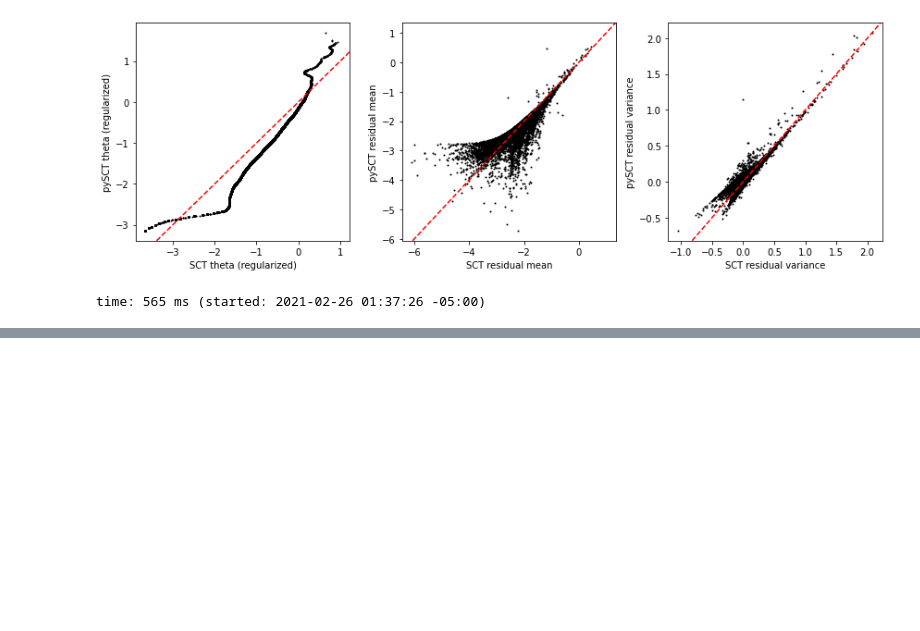
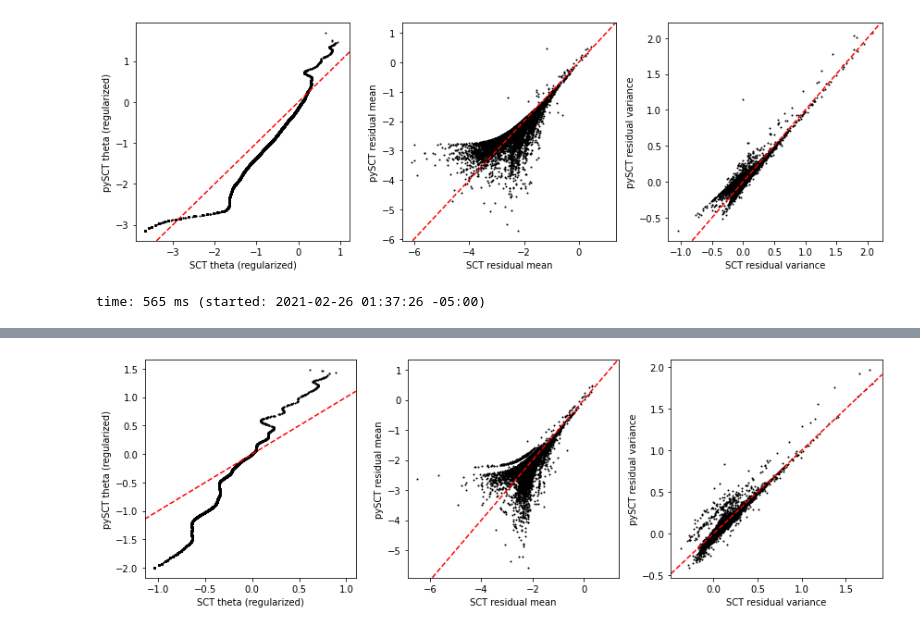
Before and after one commit to saketkc/pySCTransform, a Jupyter notebook: notebooks/demo.ipynb, the cells around one changed output, grey strips where cells are left out. Cells and saved outputs as stored; diff of their text form; code cells hidden in the pictures; blank space fills up the shorter version.

```diff
--- a/notebooks/demo.ipynb
+++ b/notebooks/demo.ipynb
@@ -89,0 +110,7 @@ time: 565 ms (started: 2021-02-26 01:37:26 -05:00)
+# %%
+compare_with_sct(vst_out_3k,
+                 sct_modelparsfit_file="~/data/pbmc3k/pbmc3k_thetaml_model_pars_fit.csv",
+                 sct_geneattr_file="~/data/pbmc3k/pbmc3k_thetaml_gene_attr.csv"
+                )
+# %% [output]
+[figure, added]
```
Also changed, not shown: parts of 4 cells of this notebook, 3 other files.
